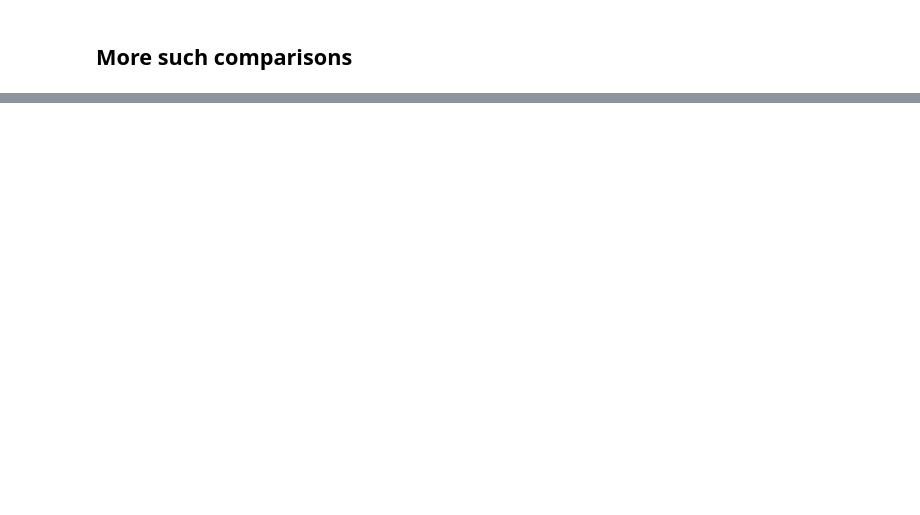
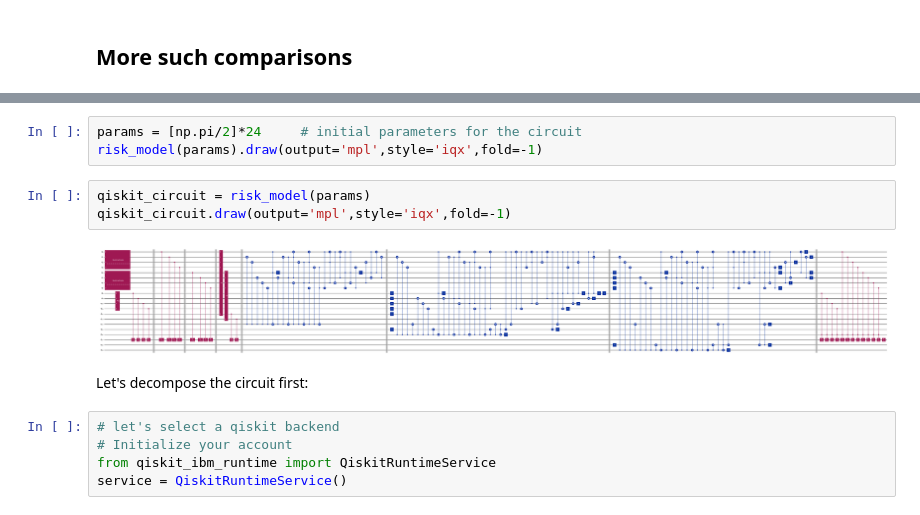
Before and after one commit to MonitSharma/quantinuum, a Jupyter notebook: introduction/tutorial 2/tutorial2.ipynb, the cells around one changed output, grey strips where cells are left out. Drawn from its saved outputs; the diff is of its cells as text; blank space fills up the shorter version.

```diff
--- a/introduction/tutorial 2/tutorial2.ipynb
+++ b/introduction/tutorial 2/tutorial2.ipynb
@@ -162,0 +563,15 @@ Counter({(0, 0, 0): 56, (1, 1, 1): 44})
+# %%
+params = [np.pi/2]*24     # initial parameters for the circuit
+risk_model(params).draw(output='mpl',style='iqx',fold=-1)
+# %%
+qiskit_circuit = risk_model(params)
+qiskit_circuit.draw(output='mpl',style='iqx',fold=-1)
+# %% [output]
+[figure, added]
+# %% [markdown]
+Let's decompose the circuit first:
+# %%
+# let's select a qiskit backend
+# Initialize your account
+from qiskit_ibm_runtime import QiskitRuntimeService
+service = QiskitRuntimeService()
```
Also changed, not shown: parts of 51 cells of this notebook, 3 other files.
